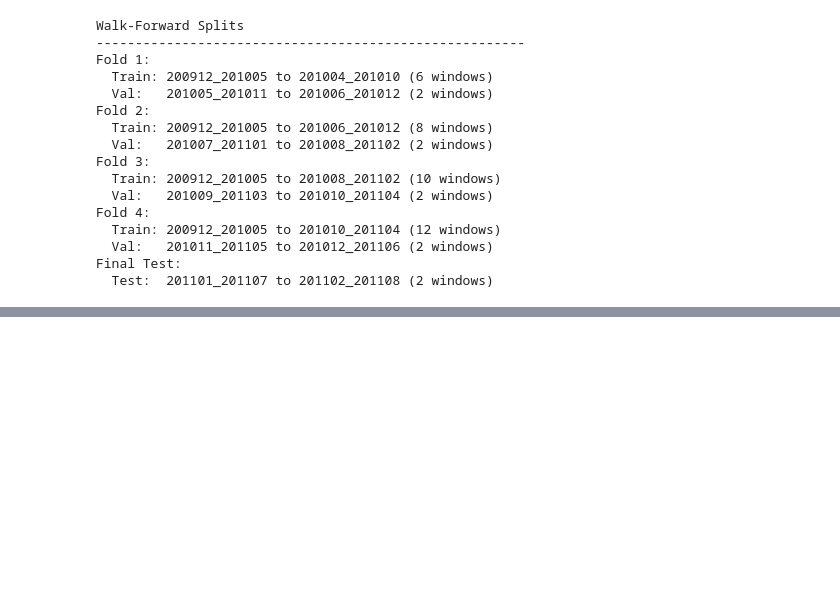
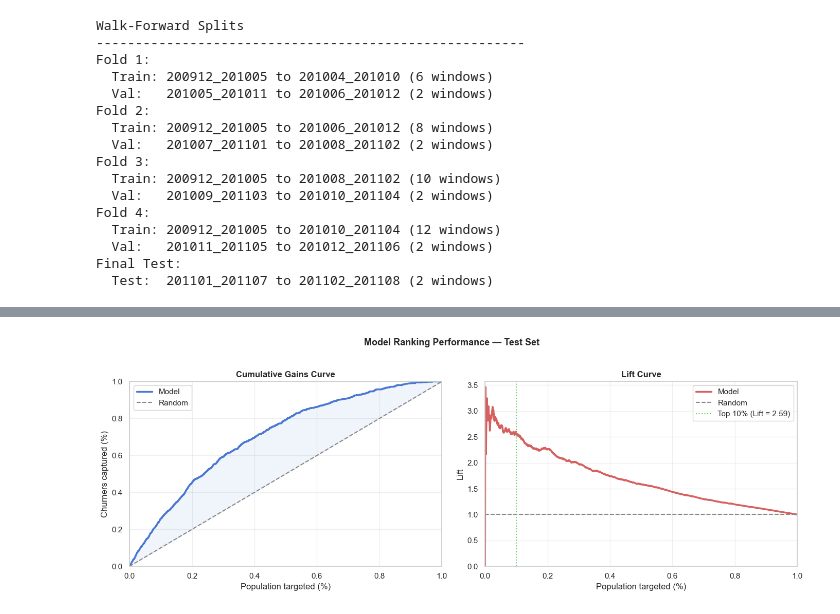
Before and after one commit to stefanobrusadelli/customer-churn-prediction, a Jupyter notebook: notebook/04_modeling.ipynb, the cells around one changed output, grey strips where cells are left out. Cells and saved outputs as stored; diff of their text form; code cells hidden in the pictures; blank space fills up the shorter version.

```diff
--- a/notebook/04_modeling.ipynb
+++ b/notebook/04_modeling.ipynb
@@ -915,0 +878,46 @@ Overall, the results indicate that customer churn can be effectively predicted u
+# %%
+fig, axes = plt.subplots(1, 2, figsize=(14, 5))
+
+# Cumulative gains curve
+y_true_s  = pd.Series(y_test.values).reset_index(drop=True)
+sort_idx  = np.argsort(y_proba_test)[::-1]
+cum_pos   = y_true_s.iloc[sort_idx].cumsum().values
+total_pos = y_true_s.sum()
+pct_pop   = np.arange(1, len(y_true_s) + 1) / len(y_true_s)
+gain      = cum_pos / total_pos
+
+axes[0].plot(pct_pop, gain, linewidth=2.5, label="Model", color="#4878CF")
+axes[0].plot([0, 1], [0, 1], linestyle="--", linewidth=1.5,
+             label="Random", color="#888888")
+axes[0].fill_between(pct_pop, gain, pct_pop, alpha=0.08, color="#4878CF")
+axes[0].set_xlabel("Population targeted (%)")
+axes[0].set_ylabel("Churners captured (%)")
+axes[0].set_title("Cumulative Gains Curve", fontweight="bold")
+axes[0].legend()
+axes[0].grid(alpha=0.3)
+axes[0].set_xlim(0, 1)
+axes[0].set_ylim(0, 1)
+
+# Lift curve
+lift_curve = (gain + 1e-9) / (pct_pop + 1e-9)
+
+axes[1].plot(pct_pop, lift_curve, linewidth=2.5, color="#D65F5F", label="Model")
+axes[1].axhline(1, linestyle="--", linewidth=1.5, color="#888888", label="Random")
+axes[1].axvline(0.10, linestyle=":", linewidth=1.5,
+                color="#6ACC65", label="Top 10% (Lift = {:.2f})".format(lift10))
+axes[1].set_xlabel("Population targeted (%)")
+axes[1].set_ylabel("Lift")
+axes[1].set_title("Lift Curve", fontweight="bold")
+axes[1].legend()
+axes[1].grid(alpha=0.3)
+axes[1].set_xlim(0, 1)
+axes[1].set_ylim(0, max(lift_curve[5:]) * 1.1)
+
+plt.suptitle("Model Ranking Performance — Test Set", fontsize=13,
+             fontweight="bold", y=1.02)
+plt.tight_layout()
+plt.savefig("../reports/figures/gains_and_lift_curve.png",
+            bbox_inches="tight", dpi=150)
+plt.show()
+# %% [output]
+[figure, added]
```
Also changed, not shown: parts of 78 cells of this notebook, 9 other files.
